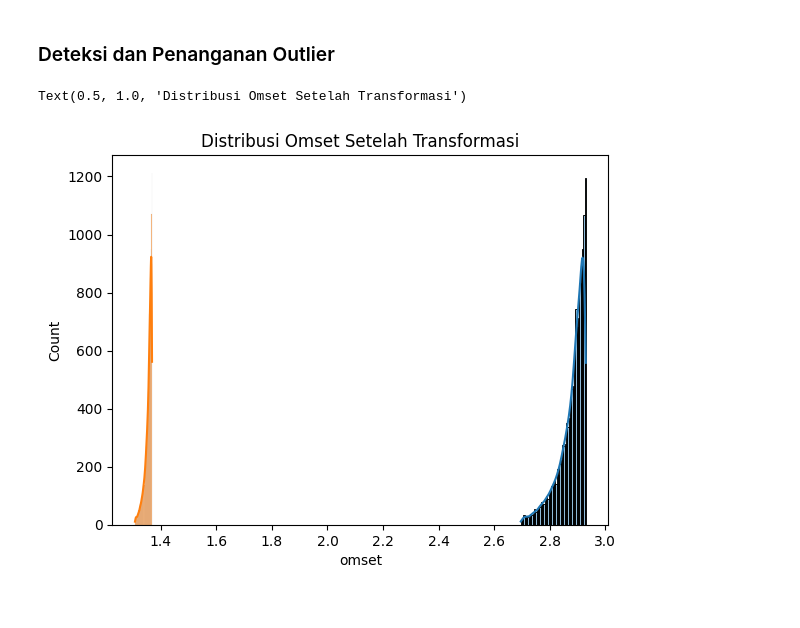
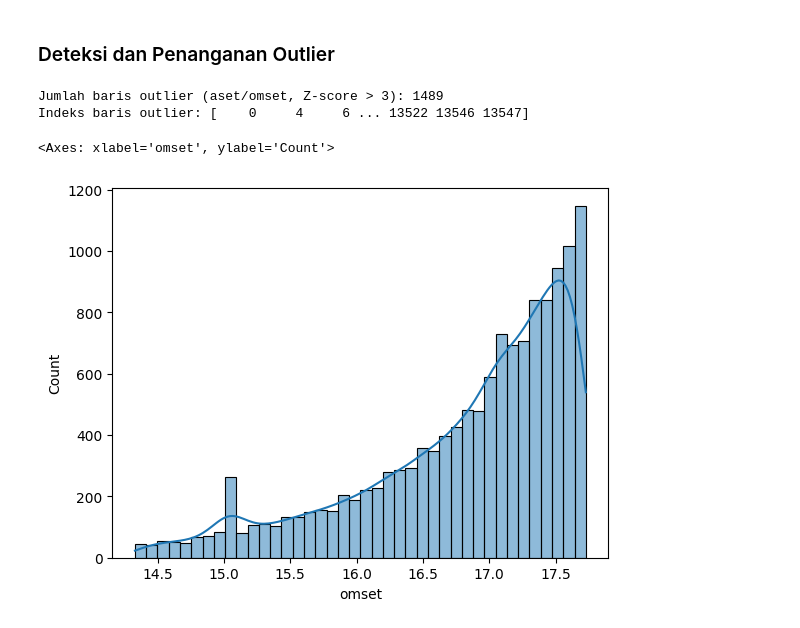
Before and after one commit to ProfDARA/dukunisasi_umkm, a Jupyter notebook: dukunisasiUMKM.ipynb, the cells around one changed output. Cells and saved outputs as stored; diff of their text form; code cells hidden in the pictures.

```diff
--- a/dukunisasiUMKM.ipynb
+++ b/dukunisasiUMKM.ipynb
@@ -385,14 +394,22 @@ for col in ['aset', 'omset', 'laba', 'biaya_karyawan', 'jumlah_pelanggan']:
 from scipy import stats
 
 # Deteksi Z-score outlier
-z_scores = np.abs(stats.zscore(df[['omset', 'aset']]))
-outlier_rows = np.where(z_scores > 3)
+outlier_indices = np.where((z_scores > 3).any(axis=1))[0]
+print(f"Jumlah baris outlier (aset/omset, Z-score > 3): {len(outlier_indices)}")
+print("Indeks baris outlier:", outlier_indices)
+# %% [output]
+Jumlah baris outlier (aset/omset, Z-score > 3): 1489
+Indeks baris outlier: [    0     4     6 ... 13522 13546 13547]
 # %%
+# Winsorize aset dan omset dengan batas Z-score
+z_limit = 3
+for col in ['aset', 'omset']:
+    z = stats.zscore(df[col])
+    df[col] = np.where(z > z_limit, df[col].quantile(0.95),
+                np.where(z < -z_limit, df[col].quantile(0.05), df[col]))
+
+# cek outlier setelah winsorize
 sns.histplot(df['omset'], kde=True)
-plt.title("Distribusi Omset Sebelum Transformasi")
-
-sns.histplot(np.log1p(df['omset']), kde=True)
-plt.title("Distribusi Omset Setelah Transformasi")
 # %% [output]
-Text(0.5, 1.0, 'Distribusi Omset Setelah Transformasi')
+<Axes: xlabel='omset', ylabel='Count'>
-[figure, old version]
+[figure, new version]
```
Also changed, not shown: parts of 4 cells of this notebook.
